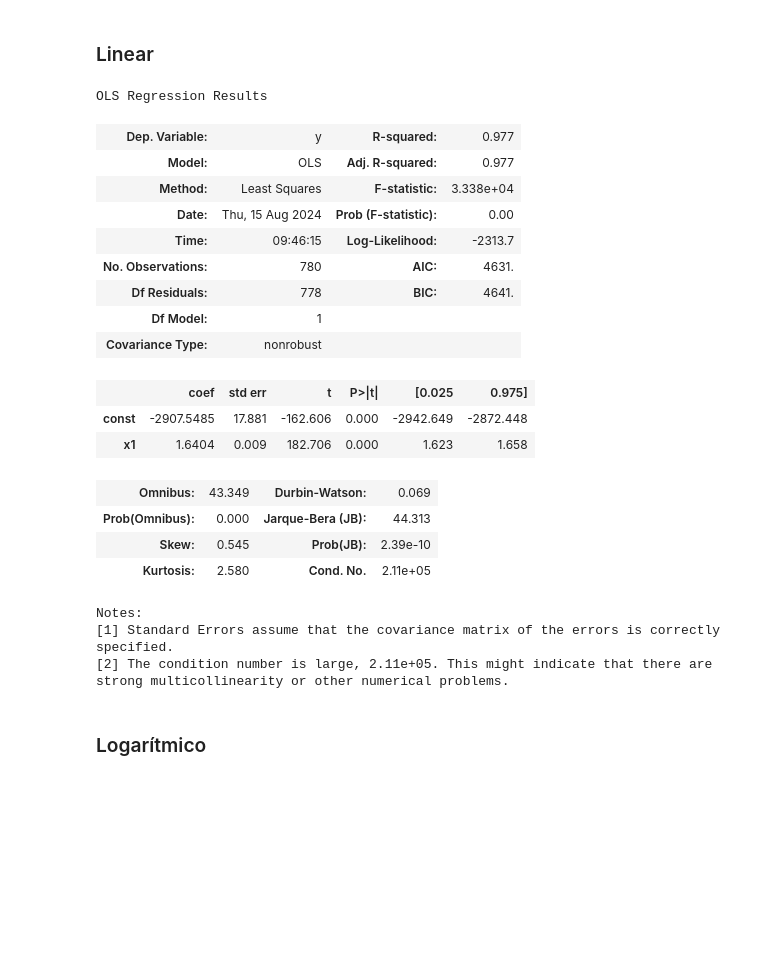
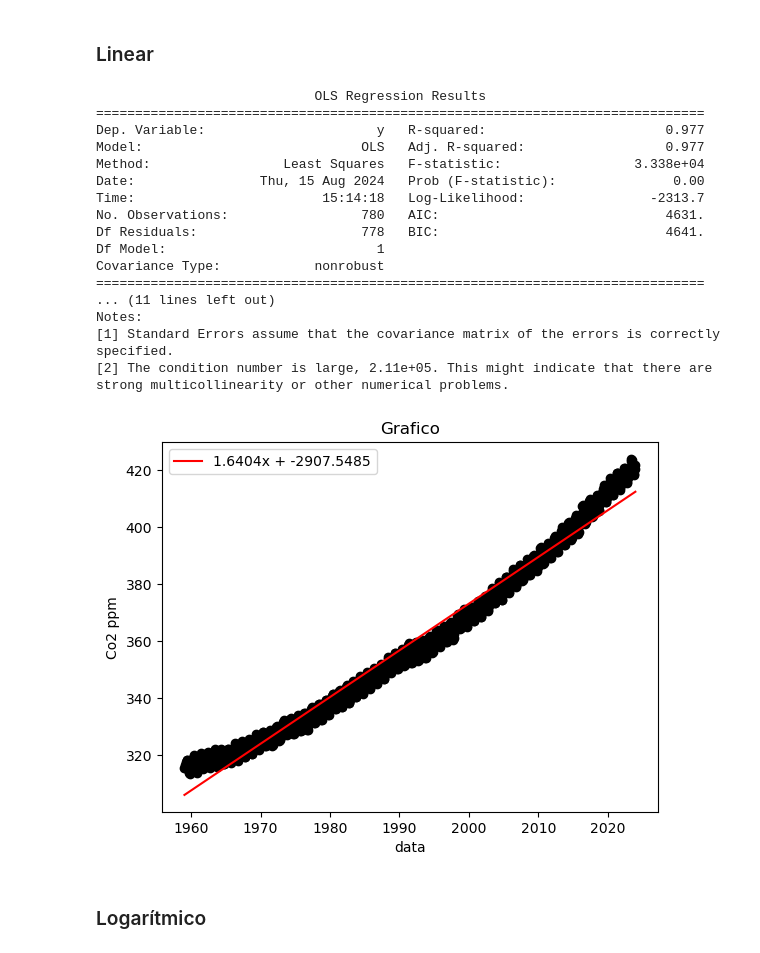
Before and after one commit to Joaof14/Clima_MMQ, a Jupyter notebook: MMQ_statsModel.ipynb, the cells around one changed output. Drawn from its saved outputs; the diff is of its cells as text; code cells hidden in the pictures; blank space fills up the shorter version.

```diff
--- a/MMQ_statsModel.ipynb
+++ b/MMQ_statsModel.ipynb
@@ -12,0 +13,16 @@ df = pd.read_excel('Data/final_data.xlsx')
+# %%
+def treinar_modelo(x_, y_):
+    x_ = sm.add_constant(x_)
+    model = sm.OLS(y_,x_)
+    res = model.fit()
+    return res
+# %%
+def plotgrafico(xlabel, ylabel, label, linha):
+    graf, eix = plt.subplots()
+    eix.scatter(x,y, color = 'black')
+    eix.plot(x, linha , label = label, color = 'red')
+    eix.set_ylabel(ylabel)
+    eix.set_xlabel(xlabel)
+    eix.set_title('Grafico')
+    eix.legend()
+    graf.show()
@@ -25,35 +44,34 @@ ShapiroResult(statistic=0.9412708282470703, pvalue=5.25531136560988e-17)
 ### Linear
 # %%
 #Preparar model e treiná-lo, com teste t de student para significância
-
 x_ = x
 y_ = y
-x_ = sm.add_constant(x_)
-model = sm.OLS(y_,x_)
-res = model.fit()
-res.summary().as_text()
+res = treinar_modelo(x_,y_)
+print(res.summary())
 # %% [output]
-OLS Regression Results
+                            OLS Regression Results
+==============================================================================
+Dep. Variable:                      y   R-squared:                       0.977
+Model:                            OLS   Adj. R-squared:                  0.977
+Method:                 Least Squares   F-statistic:                 3.338e+04
+Date:                Thu, 15 Aug 2024   Prob (F-statistic):               0.00
+Time:                        15:14:18   Log-Likelihood:                -2313.7
+No. Observations:                 780   AIC:                             4631.
+Df Residuals:                     778   BIC:                             4641.
+Df Model:                           1
+Covariance Type:            nonrobust
+==============================================================================
+... (11 lines left out)
+Notes:
+[1] Standard Errors assume that the covariance matrix of the errors is correctly specified.
+[2] The condition number is large, 2.11e+05. This might indicate that there are
+strong multicollinearity or other numerical problems.
-| Dep. Variable: | y | R-squared: | 0.977 |
-| Model: | OLS | Adj. R-squared: | 0.977 |
-| Method: | Least Squares | F-statistic: | 3.338e+04 |
-| Date: | Thu, 15 Aug 2024 | Prob (F-statistic): | 0.00 |
-| Time: | 09:46:15 | Log-Likelihood: | -2313.7 |
-| No. Observations: | 780 | AIC: | 4631. |
-| Df Residuals: | 778 | BIC: | 4641. |
-| Df Model: | 1 |  |  |
-| Covariance Type: | nonrobust |  |  |
-|  | coef | std err | t | P>|t| | [0.025 | 0.975] |
-| const | -2907.5485 | 17.881 | -162.606 | 0.000 | -2942.649 | -2872.448 |
-| x1 | 1.6404 | 0.009 | 182.706 | 0.000 | 1.623 | 1.658 |
-| Omnibus: | 43.349 | Durbin-Watson: | 0.069 |
-| Prob(Omnibus): | 0.000 | Jarque-Bera (JB): | 44.313 |
-| Skew: | 0.545 | Prob(JB): | 2.39e-10 |
-| Kurtosis: | 2.580 | Cond. No. | 2.11e+05 |
-Notes:
-[1] Standard Errors assume that the covariance matrix of the errors is correctly specified.
-[2] The condition number is large, 2.11e+05. This might indicate that there are
-strong multicollinearity or other numerical problems.
+# %%
+#Equação e Gráfico
+equacaolabel = f'{round(res.params[1],4)}x + {round(res.params[0],4)}'
+plotgrafico('data', 'Co2 ppm', equacaolabel, res.fittedvalues )
+# %% [output]
+[figure, added]
 # %% [markdown]
 ### Logarítmico
 # %%
```
Also changed, not shown: parts of 43 cells of this notebook.
